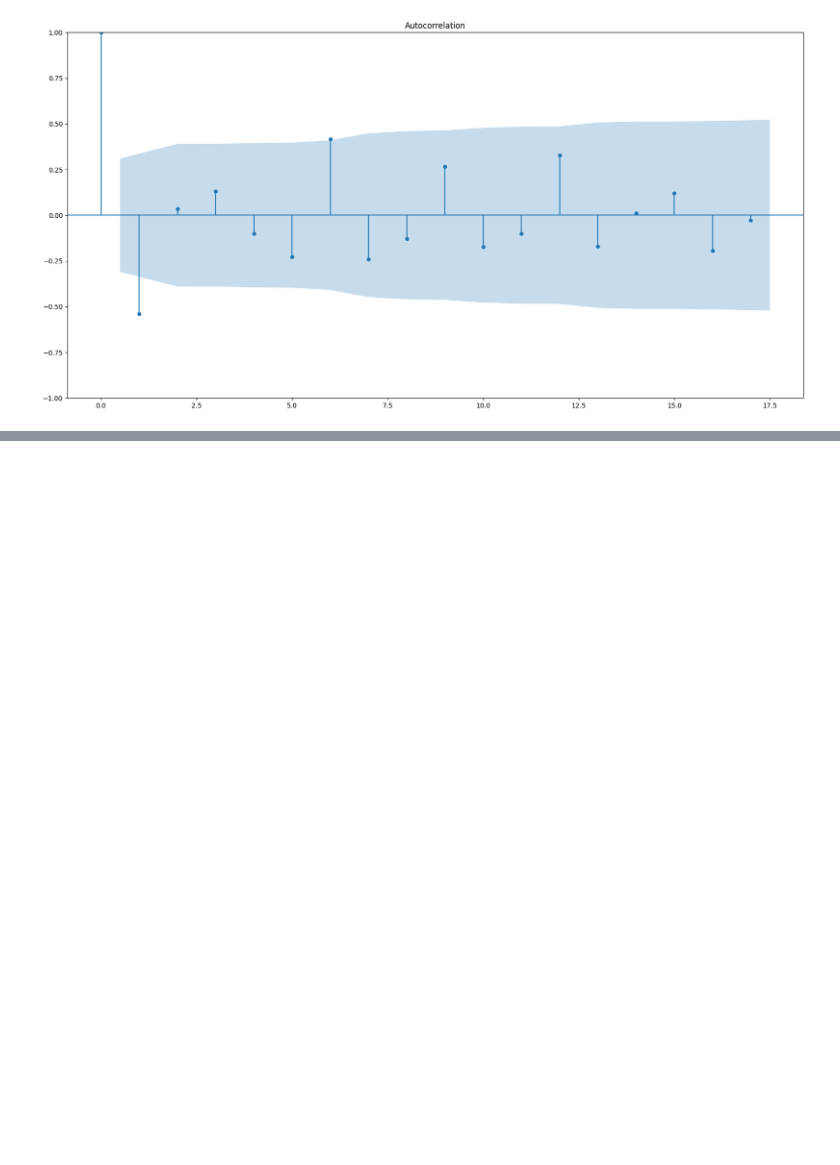
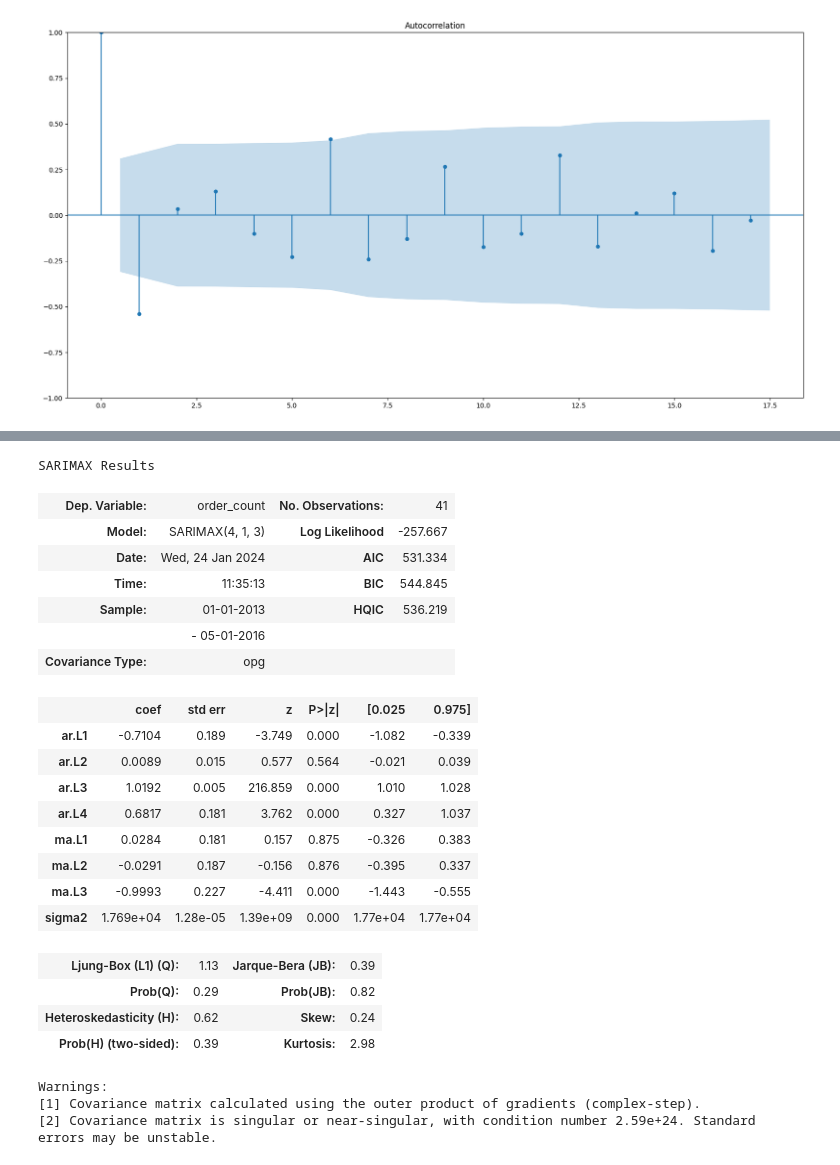
Before and after one commit to sxs001/L4DA_resources, a Jupyter notebook: sarima_final_order_count_pdq_ex_a.ipynb, the cells around one changed output, grey strips where cells are left out. Drawn from its saved outputs; the diff is of its cells as text; code cells hidden in the pictures; blank space fills up the shorter version.

```diff
--- a/sarima_final_order_count_pdq_ex_a.ipynb
+++ b/sarima_final_order_count_pdq_ex_a.ipynb
@@ -187,0 +187,27 @@ print(results.summary())
+# %%
+model.summary()
+# %% [output]
+SARIMAX Results
+| Dep. Variable: | order_count | No. Observations: | 41 |
+| Model: | SARIMAX(4, 1, 3) | Log Likelihood | -257.667 |
+| Date: | Wed, 24 Jan 2024 | AIC | 531.334 |
+| Time: | 11:35:13 | BIC | 544.845 |
+| Sample: | 01-01-2013 | HQIC | 536.219 |
+|  | - 05-01-2016 |  |  |
+| Covariance Type: | opg |  |  |
+|  | coef | std err | z | P>|z| | [0.025 | 0.975] |
+| ar.L1 | -0.7104 | 0.189 | -3.749 | 0.000 | -1.082 | -0.339 |
+| ar.L2 | 0.0089 | 0.015 | 0.577 | 0.564 | -0.021 | 0.039 |
+| ar.L3 | 1.0192 | 0.005 | 216.859 | 0.000 | 1.010 | 1.028 |
+| ar.L4 | 0.6817 | 0.181 | 3.762 | 0.000 | 0.327 | 1.037 |
+| ma.L1 | 0.0284 | 0.181 | 0.157 | 0.875 | -0.326 | 0.383 |
+| ma.L2 | -0.0291 | 0.187 | -0.156 | 0.876 | -0.395 | 0.337 |
+| ma.L3 | -0.9993 | 0.227 | -4.411 | 0.000 | -1.443 | -0.555 |
+| sigma2 | 1.769e+04 | 1.28e-05 | 1.39e+09 | 0.000 | 1.77e+04 | 1.77e+04 |
+| Ljung-Box (L1) (Q): | 1.13 | Jarque-Bera (JB): | 0.39 |
+| Prob(Q): | 0.29 | Prob(JB): | 0.82 |
+| Heteroskedasticity (H): | 0.62 | Skew: | 0.24 |
+| Prob(H) (two-sided): | 0.39 | Kurtosis: | 2.98 |
+Warnings:
+[1] Covariance matrix calculated using the outer product of gradients (complex-step).
+[2] Covariance matrix is singular or near-singular, with condition number 2.59e+24. Standard errors may be unstable.
```
Also changed, not shown: parts of 5 cells of this notebook.
